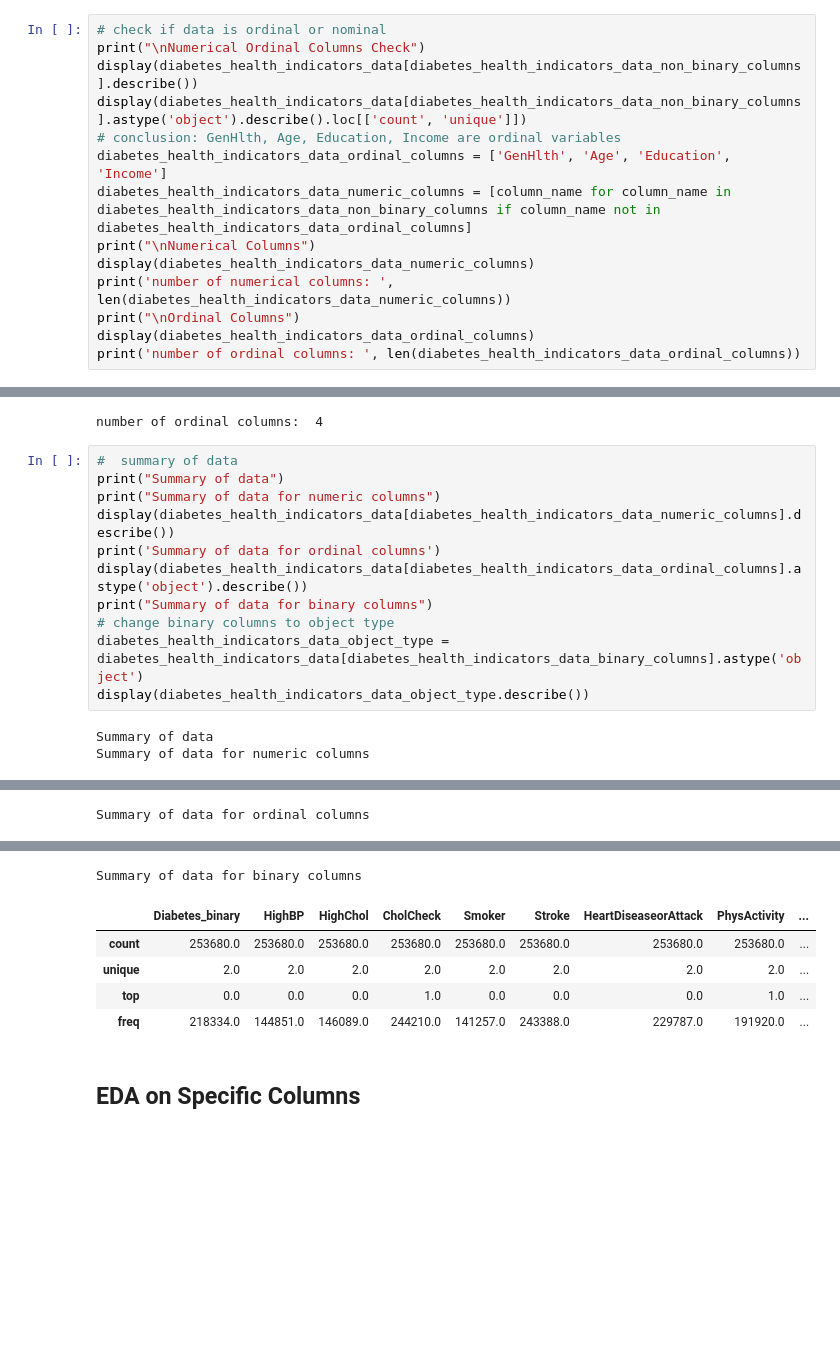
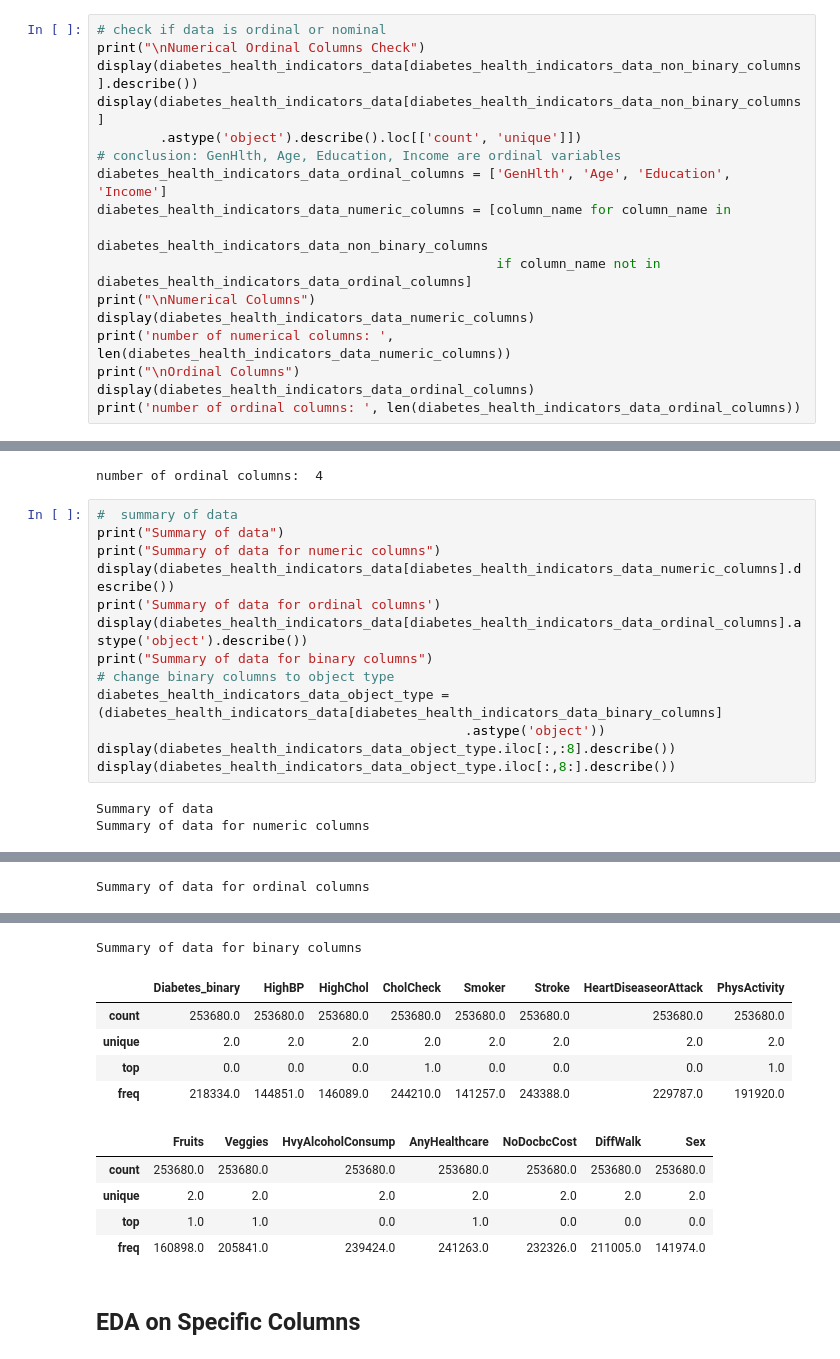
Before and after one commit to RileyLeo/Diabetes-Prediction-ML, a Jupyter notebook: notebook.ipynb, the cells around one changed output, grey strips where cells are left out. Cells and saved outputs as stored; diff of their text form; blank space fills up the shorter version.

```diff
--- a/notebook.ipynb
+++ b/notebook.ipynb
@@ -304,10 +313,13 @@ number of non-binary columns:  7
 # check if data is ordinal or nominal
 print("\nNumerical Ordinal Columns Check")
 display(diabetes_health_indicators_data[diabetes_health_indicators_data_non_binary_columns].describe())
-display(diabetes_health_indicators_data[diabetes_health_indicators_data_non_binary_columns].astype('object').describe().loc[['count', 'unique']])
+display(diabetes_health_indicators_data[diabetes_health_indicators_data_non_binary_columns]
+        .astype('object').describe().loc[['count', 'unique']])
 # conclusion: GenHlth, Age, Education, Income are ordinal variables
 diabetes_health_indicators_data_ordinal_columns = ['GenHlth', 'Age', 'Education', 'Income']
-diabetes_health_indicators_data_numeric_columns = [column_name for column_name in diabetes_health_indicators_data_non_binary_columns if column_name not in diabetes_health_indicators_data_ordinal_columns]
+diabetes_health_indicators_data_numeric_columns = [column_name for column_name in
+                                                   diabetes_health_indicators_data_non_binary_columns
+                                                   if column_name not in diabetes_health_indicators_data_ordinal_columns]
 print("\nNumerical Columns")
 display(diabetes_health_indicators_data_numeric_columns)
 print('number of numerical columns: ', len(diabetes_health_indicators_data_numeric_columns))
@@ -338,38 +350,45 @@ number of ordinal columns:  4
 # %%
 #  summary of data
 print("Summary of data")
 print("Summary of data for numeric columns")
 display(diabetes_health_indicators_data[diabetes_health_indicators_data_numeric_columns].describe())
 print('Summary of data for ordinal columns')
 display(diabetes_health_indicators_data[diabetes_health_indicators_data_ordinal_columns].astype('object').describe())
 print("Summary of data for binary columns")
 # change binary columns to object type
-diabetes_health_indicators_data_object_type = diabetes_health_indicators_data[diabetes_health_indicators_data_binary_columns].astype('object')
-display(diabetes_health_indicators_data_object_type.describe())
+diabetes_health_indicators_data_object_type = (diabetes_health_indicators_data[diabetes_health_indicators_data_binary_columns]
+                                               .astype('object'))
+display(diabetes_health_indicators_data_object_type.iloc[:,:8].describe())
+display(diabetes_health_indicators_data_object_type.iloc[:,8:].describe())
 # %% [output]
 Summary of data
 Summary of data for numeric columns
 |  | BMI | MentHlth | PhysHlth |
 | count | 253680.000000 | 253680.000000 | 253680.000000 |
 | mean | 28.382364 | 3.184772 | 4.242081 |
 | std | 6.608694 | 7.412847 | 8.717951 |
 | min | 12.000000 | 0.000000 | 0.000000 |
 | 25% | 24.000000 | 0.000000 | 0.000000 |
 | 50% | 27.000000 | 0.000000 | 0.000000 |
 | 75% | 31.000000 | 2.000000 | 3.000000 |
 | max | 98.000000 | 30.000000 | 30.000000 |
 Summary of data for ordinal columns
 |  | GenHlth | Age | Education | Income |
 | count | 253680.0 | 253680.0 | 253680.0 | 253680.0 |
 | unique | 5.0 | 13.0 | 6.0 | 8.0 |
 | top | 2.0 | 9.0 | 6.0 | 8.0 |
 | freq | 89084.0 | 33244.0 | 107325.0 | 90385.0 |
 Summary of data for binary columns
-|  | Diabetes_binary | HighBP | HighChol | CholCheck | Smoker | Stroke | HeartDiseaseorAttack | PhysActivity | ... |
-| count | 253680.0 | 253680.0 | 253680.0 | 253680.0 | 253680.0 | 253680.0 | 253680.0 | 253680.0 | ... |
-| unique | 2.0 | 2.0 | 2.0 | 2.0 | 2.0 | 2.0 | 2.0 | 2.0 | ... |
-| top | 0.0 | 0.0 | 0.0 | 1.0 | 0.0 | 0.0 | 0.0 | 1.0 | ... |
-| freq | 218334.0 | 144851.0 | 146089.0 | 244210.0 | 141257.0 | 243388.0 | 229787.0 | 191920.0 | ... |
+|  | Diabetes_binary | HighBP | HighChol | CholCheck | Smoker | Stroke | HeartDiseaseorAttack | PhysActivity |
+| count | 253680.0 | 253680.0 | 253680.0 | 253680.0 | 253680.0 | 253680.0 | 253680.0 | 253680.0 |
+| unique | 2.0 | 2.0 | 2.0 | 2.0 | 2.0 | 2.0 | 2.0 | 2.0 |
+| top | 0.0 | 0.0 | 0.0 | 1.0 | 0.0 | 0.0 | 0.0 | 1.0 |
+| freq | 218334.0 | 144851.0 | 146089.0 | 244210.0 | 141257.0 | 243388.0 | 229787.0 | 191920.0 |
+|  | Fruits | Veggies | HvyAlcoholConsump | AnyHealthcare | NoDocbcCost | DiffWalk | Sex |
+| count | 253680.0 | 253680.0 | 253680.0 | 253680.0 | 253680.0 | 253680.0 | 253680.0 |
+| unique | 2.0 | 2.0 | 2.0 | 2.0 | 2.0 | 2.0 | 2.0 |
+| top | 1.0 | 1.0 | 0.0 | 1.0 | 0.0 | 0.0 | 0.0 |
+| freq | 160898.0 | 205841.0 | 239424.0 | 241263.0 | 232326.0 | 211005.0 | 141974.0 |
 # %% [markdown]
 ## EDA on Specific Columns
 # %% [markdown]
```
Also changed, not shown: parts of 3 cells of this notebook.
